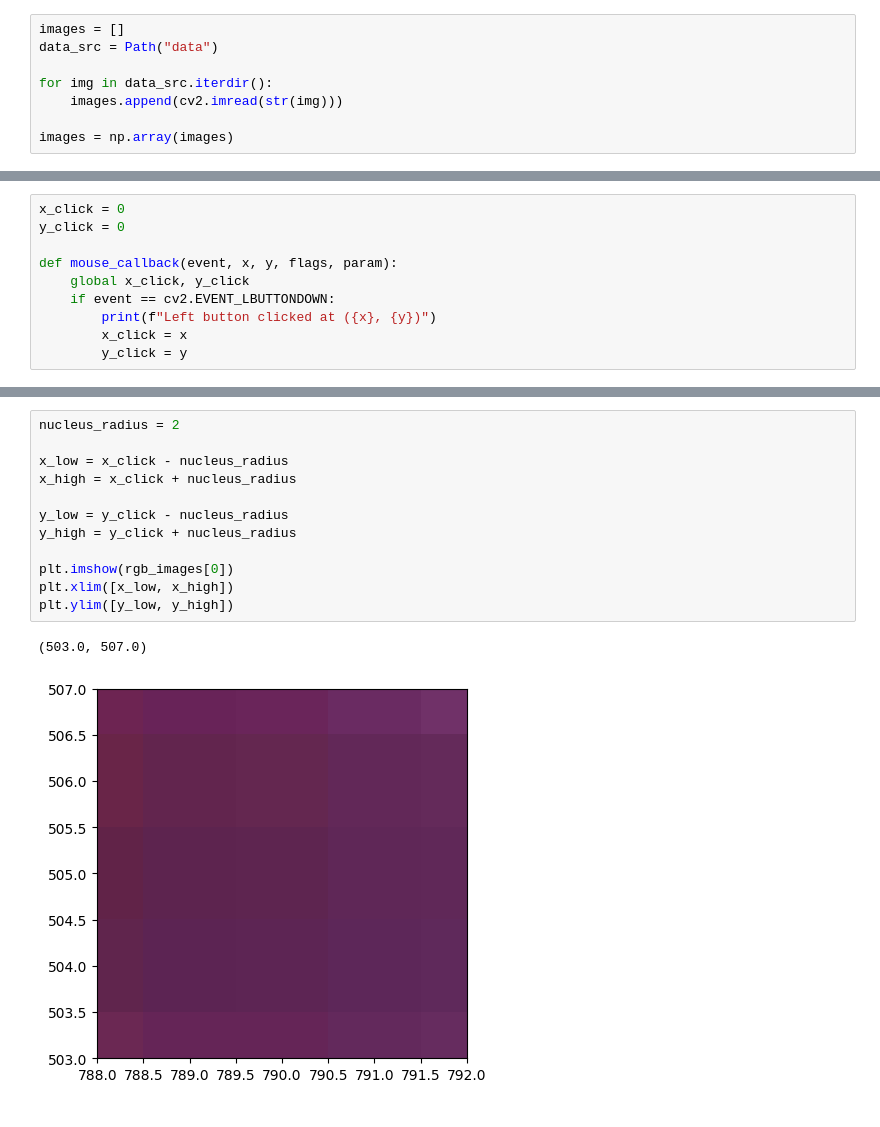
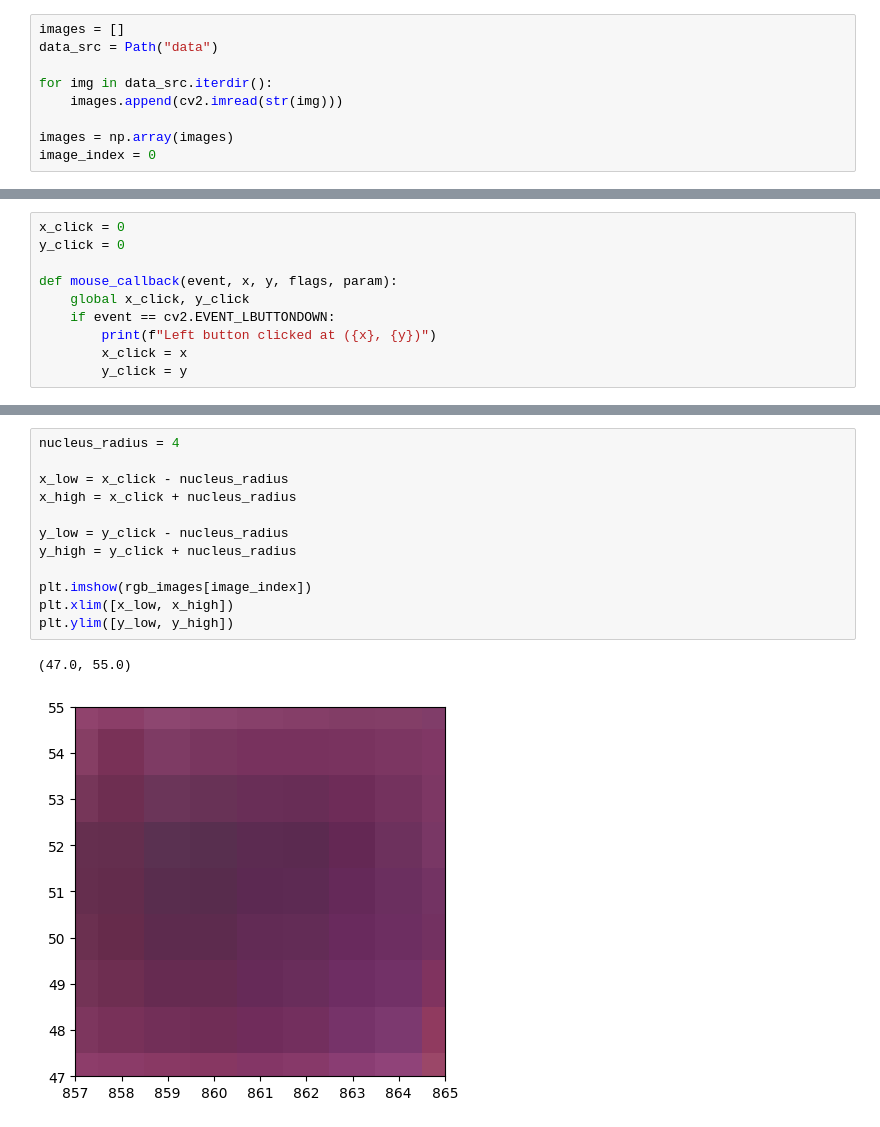
Before and after one commit to vktr274/computer-vision-image-correction-enhancement, a Jupyter notebook: experiment_2.ipynb, the cells around one changed output, grey strips where cells are left out. Saved outputs shown, nothing was run; the diff lists cells and outputs as text.

```diff
--- a/experiment_2.ipynb
+++ b/experiment_2.ipynb
@@ -14,6 +14,7 @@ for img in data_src.iterdir():
     images.append(cv2.imread(str(img)))
 
 images = np.array(images)
+image_index = 0
 # %%
 rgb_images = convert_images(images, cv2.COLOR_BGR2RGB)
 lab_images = convert_images(images, cv2.COLOR_BGR2Lab)
@@ -40,18 +41,18 @@ plt.imshow(rgb_images[0])
 <matplotlib.image.AxesImage at 0x...>
 [figure]
 # %%
-nucleus_radius = 2
+nucleus_radius = 4
 
 x_low = x_click - nucleus_radius
 x_high = x_click + nucleus_radius
 
 y_low = y_click - nucleus_radius
 y_high = y_click + nucleus_radius
 
-plt.imshow(rgb_images[0])
+plt.imshow(rgb_images[image_index])
 plt.xlim([x_low, x_high])
 plt.ylim([y_low, y_high])
 # %% [output]
-(503.0, 507.0)
+(47.0, 55.0)
-[figure, old version]
+[figure, new version]
 # %%
```
Also changed, not shown: parts of 7 cells of this notebook.
